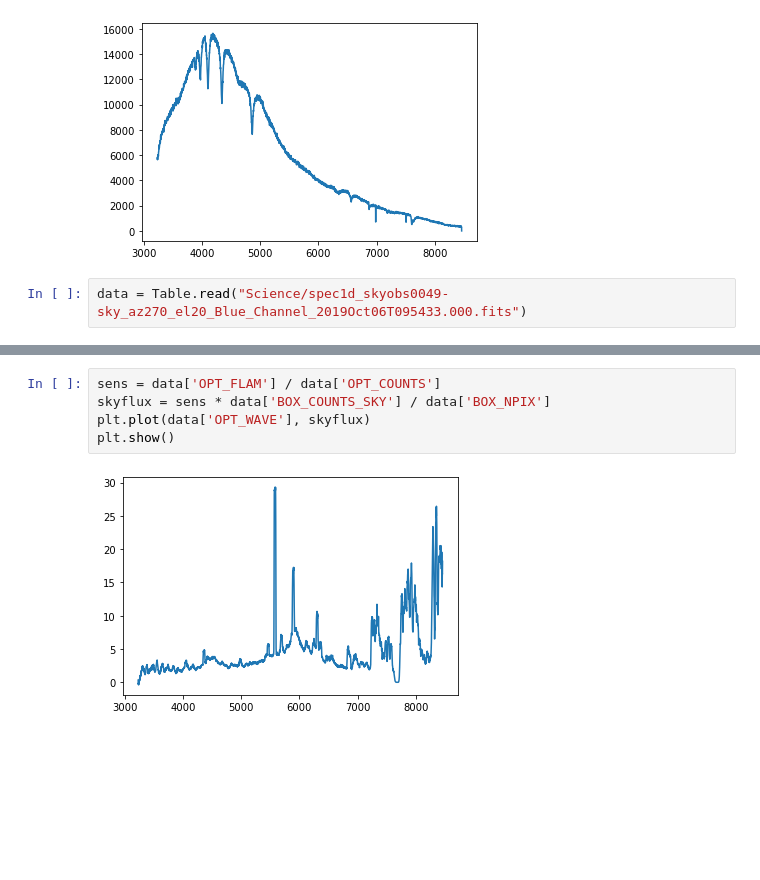
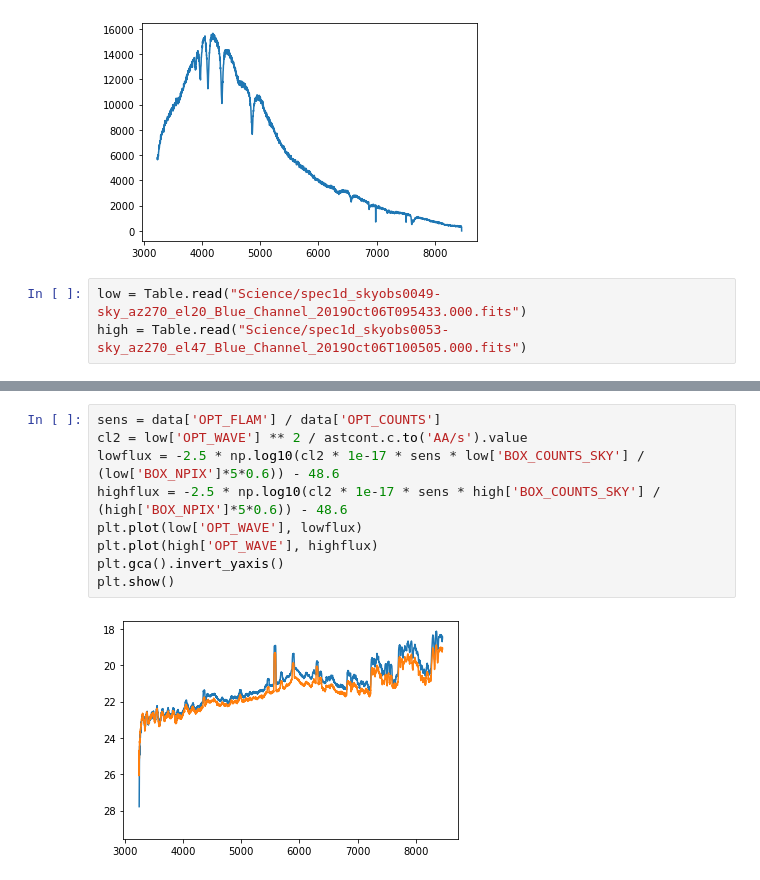
Before and after one commit to MMTObservatory/mmto_sky_brightness, a Jupyter notebook: 20191005/pypeit/analysis.ipynb, the cells around one changed output, grey strips where cells are left out. Saved outputs shown, nothing was run; the diff lists cells and outputs as text; blank space fills up the shorter version.

Commit message:
notebook edits to work out conversion from the FLAM pypeit outputs to AB mag / arcsec^2

```diff
--- a/20191005/pypeit/analysis.ipynb
+++ b/20191005/pypeit/analysis.ipynb
@@ -27,4 +32,5 @@ plt.show()
 # %% [output]
 [figure]
 # %%
-data = Table.read("Science/spec1d_skyobs0049-sky_az270_el20_Blue_Channel_2019Oct06T095433.000.fits")
+low = Table.read("Science/spec1d_skyobs0049-sky_az270_el20_Blue_Channel_2019Oct06T095433.000.fits")
+high = Table.read("Science/spec1d_skyobs0053-sky_az270_el47_Blue_Channel_2019Oct06T100505.000.fits")
@@ -53,7 +37,11 @@ Table length=2685
-# %%
-sens = data['OPT_FLAM'] / data['OPT_COUNTS']
-skyflux = sens * data['BOX_COUNTS_SKY'] / data['BOX_NPIX']
-plt.plot(data['OPT_WAVE'], skyflux)
-plt.show()
-# %% [output]
-[figure, removed]
+# %%
+sens = data['OPT_FLAM'] / data['OPT_COUNTS']
+cl2 = low['OPT_WAVE'] ** 2 / astcont.c.to('AA/s').value
+lowflux = -2.5 * np.log10(cl2 * 1e-17 * sens * low['BOX_COUNTS_SKY'] / (low['BOX_NPIX']*5*0.6)) - 48.6
+highflux = -2.5 * np.log10(cl2 * 1e-17 * sens * high['BOX_COUNTS_SKY'] / (high['BOX_NPIX']*5*0.6)) - 48.6
+plt.plot(low['OPT_WAVE'], lowflux)
+plt.plot(high['OPT_WAVE'], highflux)
+plt.gca().invert_yaxis()
+plt.show()
+# %% [output]
+[figure, added]
```
Also changed, not shown: parts of 6 cells of this notebook.
